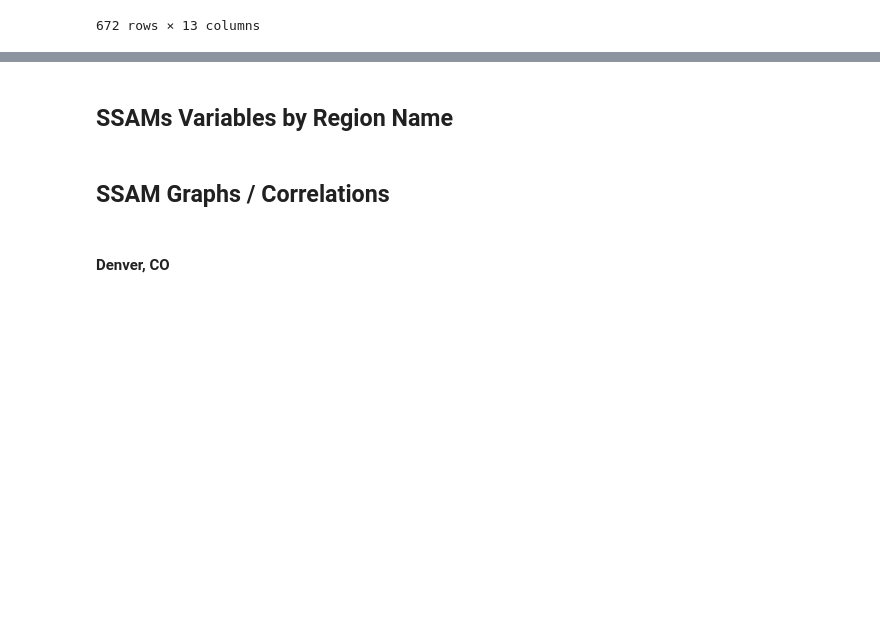
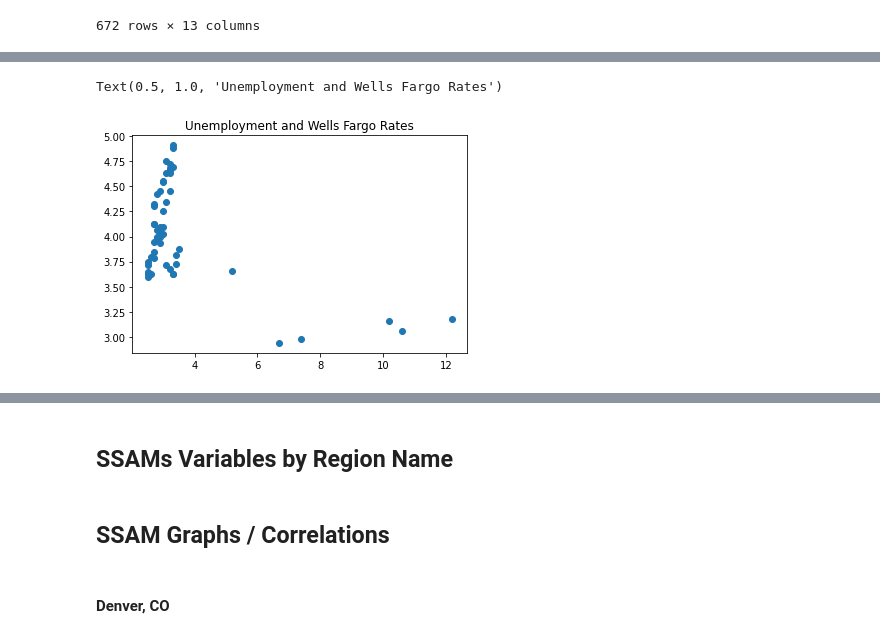
Before and after one commit to binetala/The_Very_Best_Team, a Jupyter notebook: Cole/median_sale_price_analyses.ipynb, the cells around one changed output, grey strips where cells are left out. Cells and saved outputs as stored; diff of their text form; code cells hidden in the pictures; blank space fills up the shorter version.

```diff
--- a/Cole/median_sale_price_analyses.ipynb
+++ b/Cole/median_sale_price_analyses.ipynb
@@ -75,0 +164,6 @@ ssam_df_single = ssam_df_single.reset_index()
+# %%
+plt.scatter(analysis_unemp, analysis_wf)
+plt.title("Unemployment and Wells Fargo Rates")
+# %% [output]
+Text(0.5, 1.0, 'Unemployment and Wells Fargo Rates')
+[figure, added]
```
Also changed, not shown: parts of 58 cells of this notebook.
